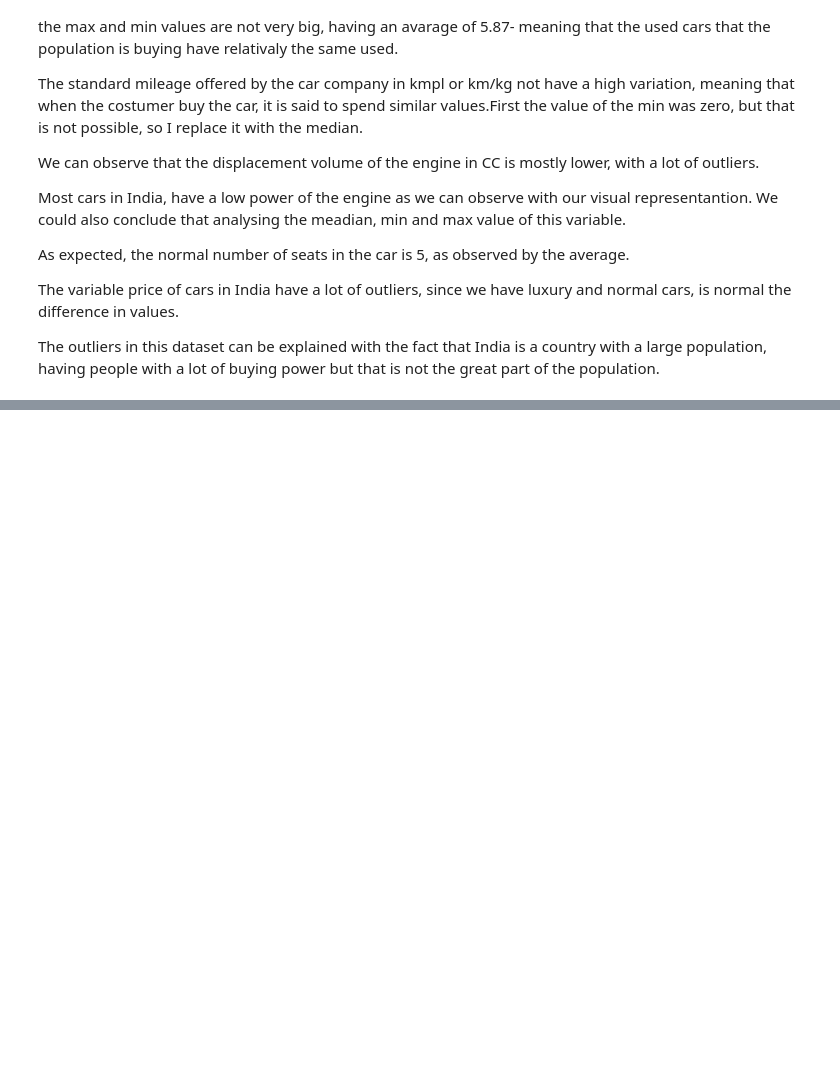
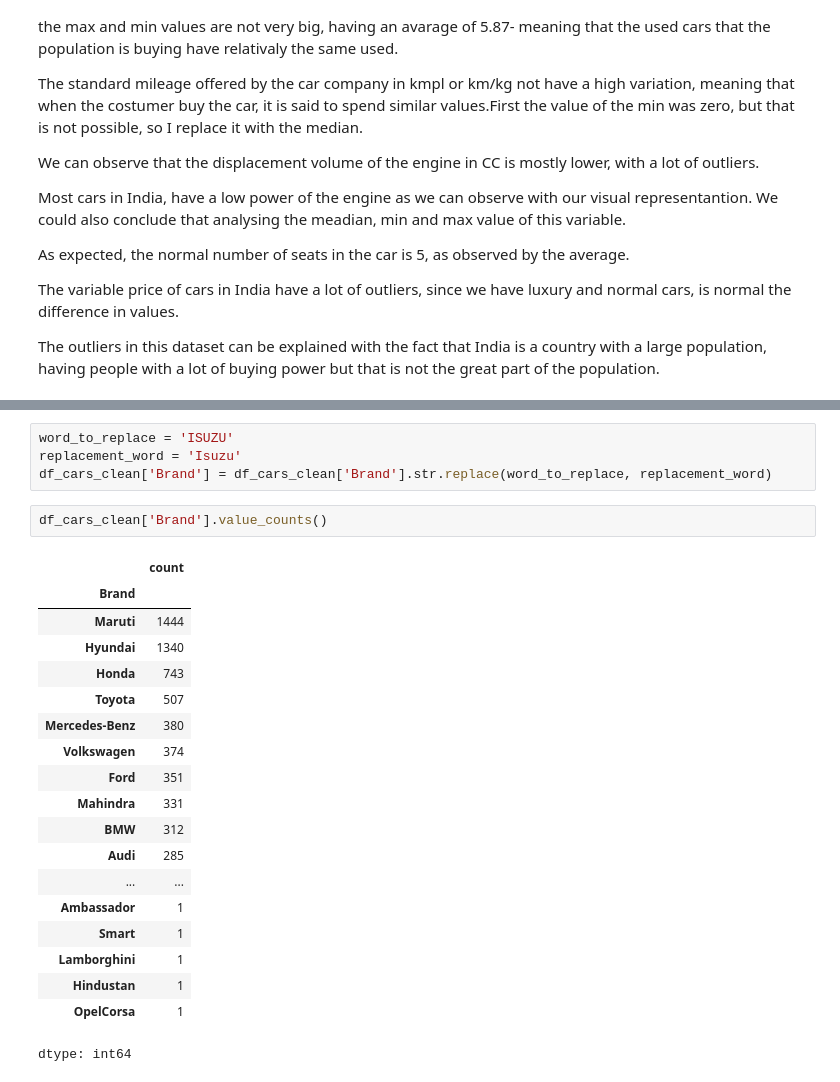
Before and after one commit to LuisaPolicarpo/Used-Cars-Price-Prediction, a Jupyter notebook: Cars.ipynb, the cells around one changed output, grey strips where cells are left out. Saved outputs shown, nothing was run; the diff lists cells and outputs as text; blank space fills up the shorter version.

```diff
--- a/Cars.ipynb
+++ b/Cars.ipynb
@@ -421,0 +521,26 @@ df_cars.describe(include='object')
+# %%
+word_to_replace = 'ISUZU'
+replacement_word = 'Isuzu'
+df_cars_clean['Brand'] = df_cars_clean['Brand'].str.replace(word_to_replace, replacement_word)
+# %%
+df_cars_clean['Brand'].value_counts()
+# %% [output]
+|  | count |
+| Brand |  |
+| Maruti | 1444 |
+| Hyundai | 1340 |
+| Honda | 743 |
+| Toyota | 507 |
+| Mercedes-Benz | 380 |
+| Volkswagen | 374 |
+| Ford | 351 |
+| Mahindra | 331 |
+| BMW | 312 |
+| Audi | 285 |
+| ... | ... |
+| Ambassador | 1 |
+| Smart | 1 |
+| Lamborghini | 1 |
+| Hindustan | 1 |
+| OpelCorsa | 1 |
+dtype: int64
```
Also changed, not shown: parts of 7 cells of this notebook.
